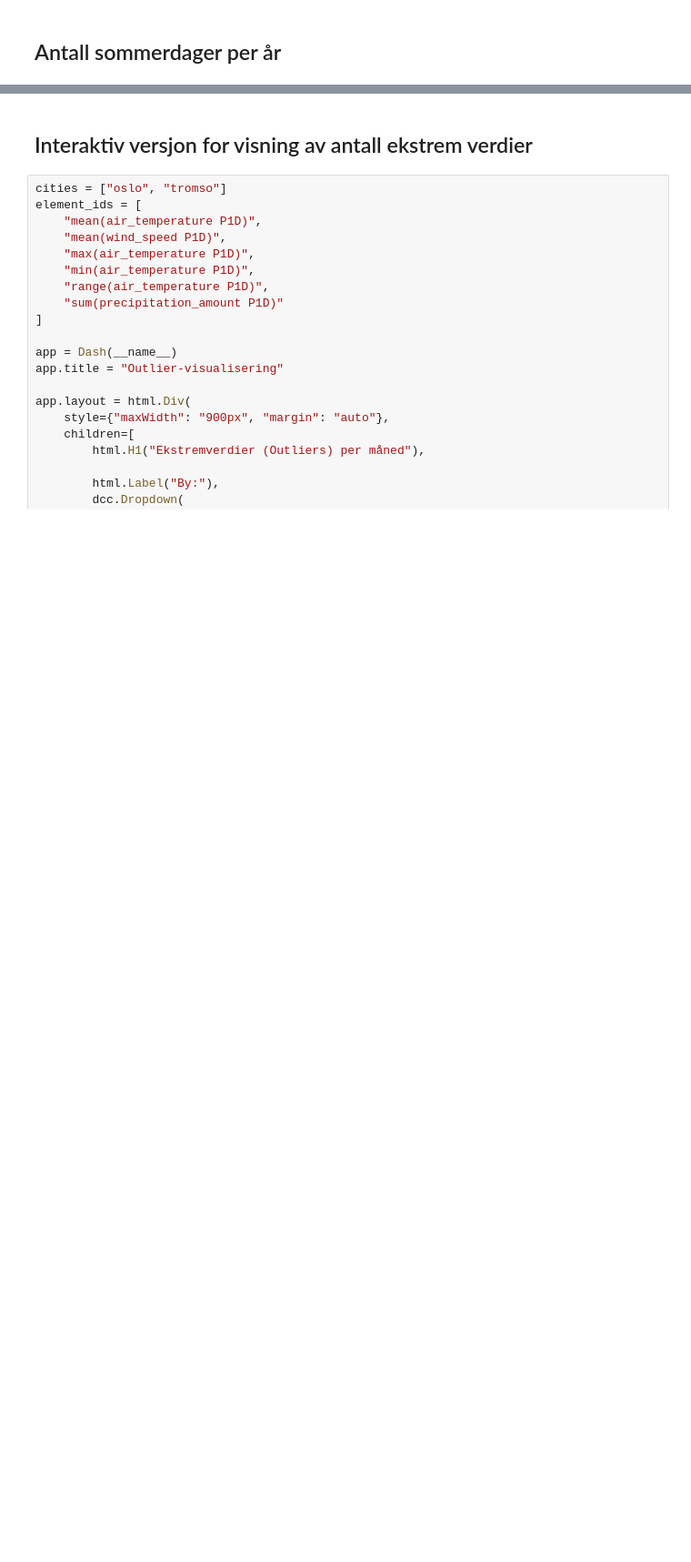
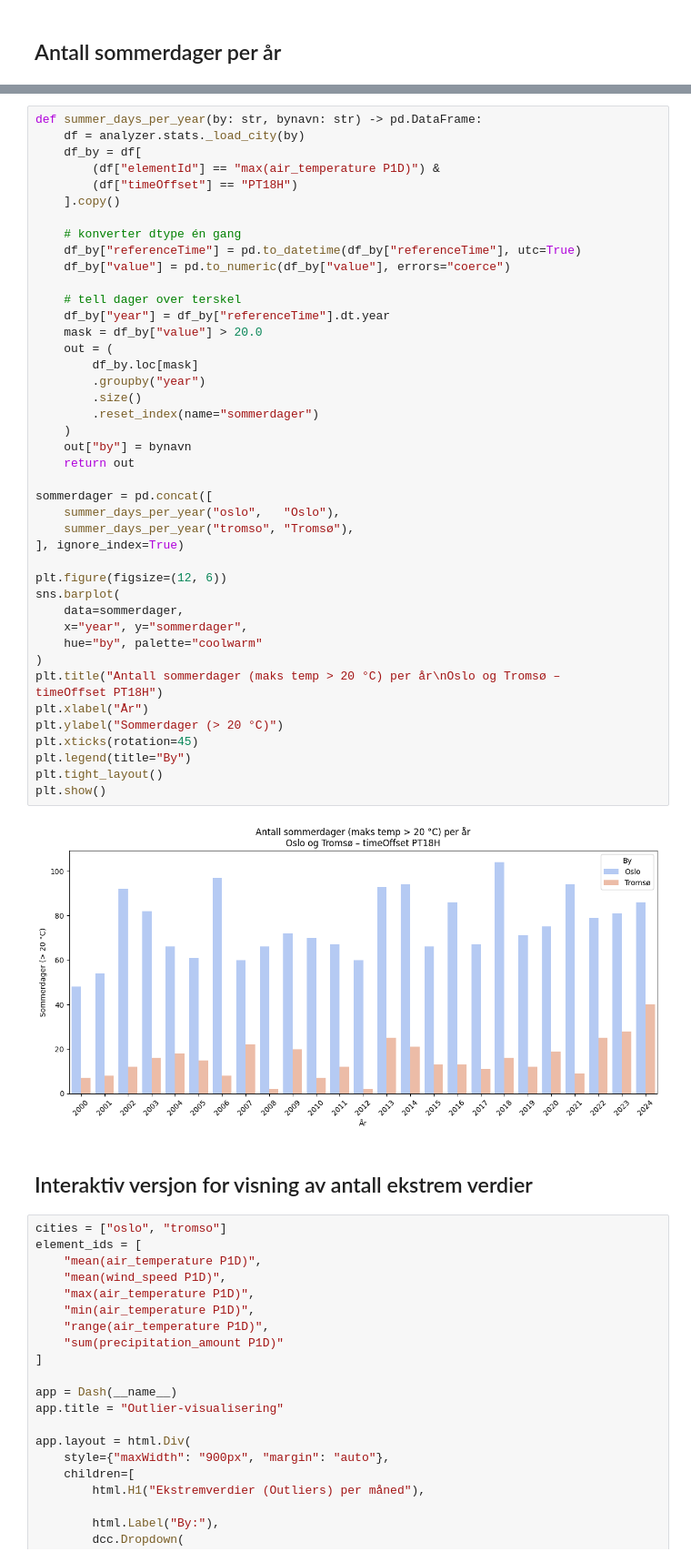
Before and after one commit to TDT4114-Gruppe2/Miljodataanalyseapplikasjon, a Jupyter notebook: src/visualization/visualization.ipynb, the cells around one changed output, grey strips where cells are left out. Shown at 91% size. Cells and saved outputs as stored; diff of their text form; blank space fills up the shorter version.

```diff
--- a/src/visualization/visualization.ipynb
+++ b/src/visualization/visualization.ipynb
@@ -358,3 +274,47 @@ plt.show()
+# %%
+def summer_days_per_year(by: str, bynavn: str) -> pd.DataFrame:
+    df = analyzer.stats._load_city(by)
+    df_by = df[
+        (df["elementId"] == "max(air_temperature P1D)") &
+        (df["timeOffset"] == "PT18H")
+    ].copy()
+
+    # konverter dtype én gang
+    df_by["referenceTime"] = pd.to_datetime(df_by["referenceTime"], utc=True)
+    df_by["value"] = pd.to_numeric(df_by["value"], errors="coerce")
+
+    # tell dager over terskel
+    df_by["year"] = df_by["referenceTime"].dt.year
+    mask = df_by["value"] > 20.0
+    out = (
+        df_by.loc[mask]
+        .groupby("year")
+        .size()
+        .reset_index(name="sommerdager")
+    )
+    out["by"] = bynavn
+    return out
+
+sommerdager = pd.concat([
+    summer_days_per_year("oslo",   "Oslo"),
+    summer_days_per_year("tromso", "Tromsø"),
+], ignore_index=True)
+
+plt.figure(figsize=(12, 6))
+sns.barplot(
+    data=sommerdager,
+    x="year", y="sommerdager",
+    hue="by", palette="coolwarm"
+)
+plt.title("Antall sommerdager (maks temp > 20 °C) per år\nOslo og Tromsø – timeOffset PT18H")
+plt.xlabel("År")
+plt.ylabel("Sommerdager (> 20 °C)")
+plt.xticks(rotation=45)
+plt.legend(title="By")
+plt.tight_layout()
+plt.show()
+# %% [output]
+[figure, added]
 # %% [markdown]
 ## Interaktiv versjon for visning av antall ekstrem verdier
 # %%
```
Also changed, not shown: parts of 6 cells of this notebook, 3 other files.
